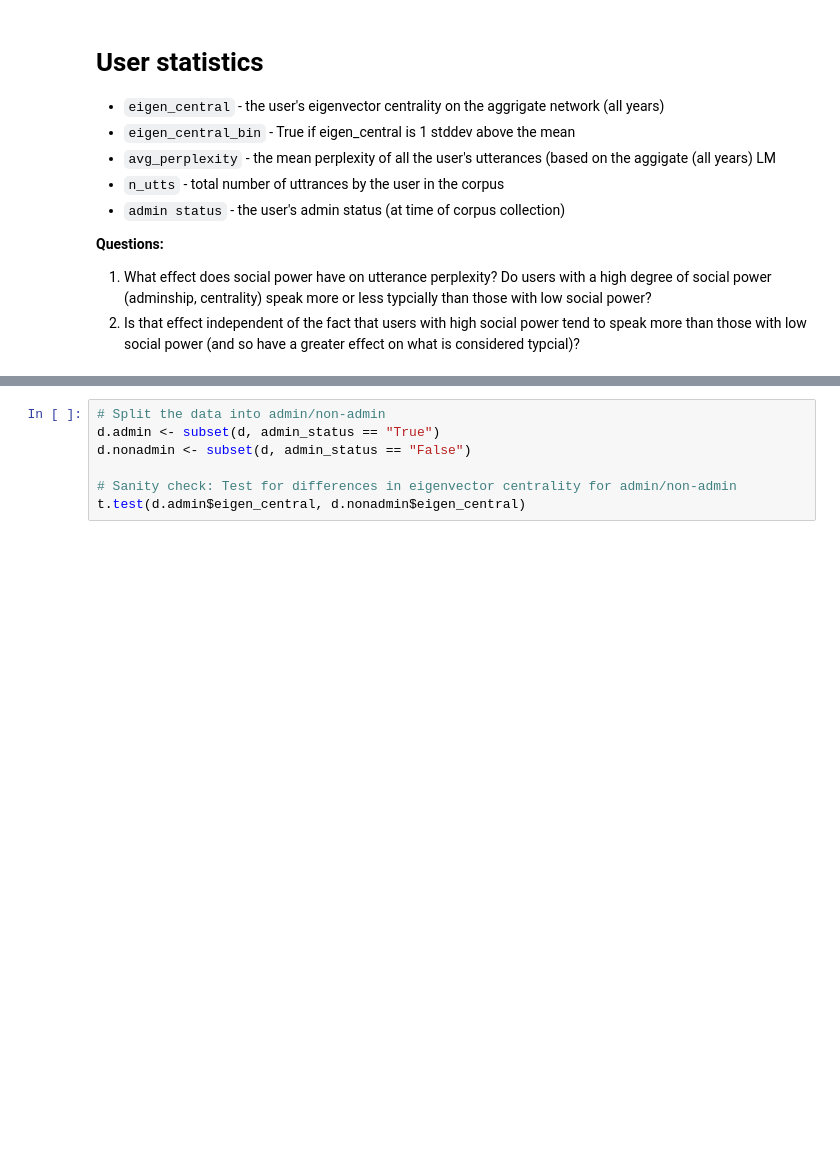
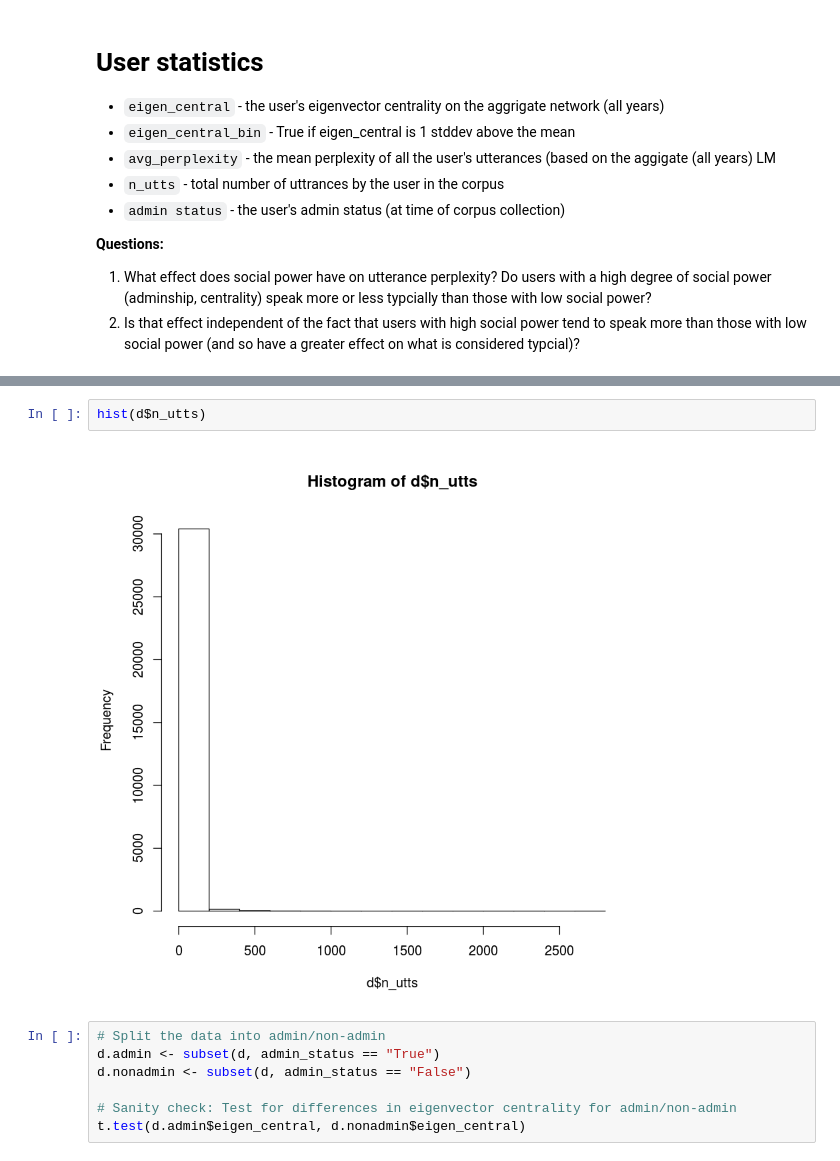
Before and after one commit to winobes/lasn, a Jupyter notebook: code/analysis.ipynb, the cells around one changed output, grey strips where cells are left out. Drawn from its saved outputs; the diff is of its cells as text; blank space fills up the shorter version.

Commit message:
add utt/user ditribution histogram

```diff
--- a/code/analysis.ipynb
+++ b/code/analysis.ipynb
@@ -26,6 +26,10 @@ head(d)
 | Waygugin | 0.0012780205 | False | 160.8186 | 1 | False | 23 | 40 | ... |
 | Garyvdm | 0.0004765608 | False | 59.3016 | 2 | False | 0 | 0 | ... |
 | Nanobear | 0.0031741023 | False | 4016.5541 | 27 | False | 1193 | 1746 | ... |
+# %%
+hist(d$n_utts)
+# %% [output]
+[figure, added]
 # %%
 # Split the data into admin/non-admin
 d.admin <- subset(d, admin_status == "True")
```
